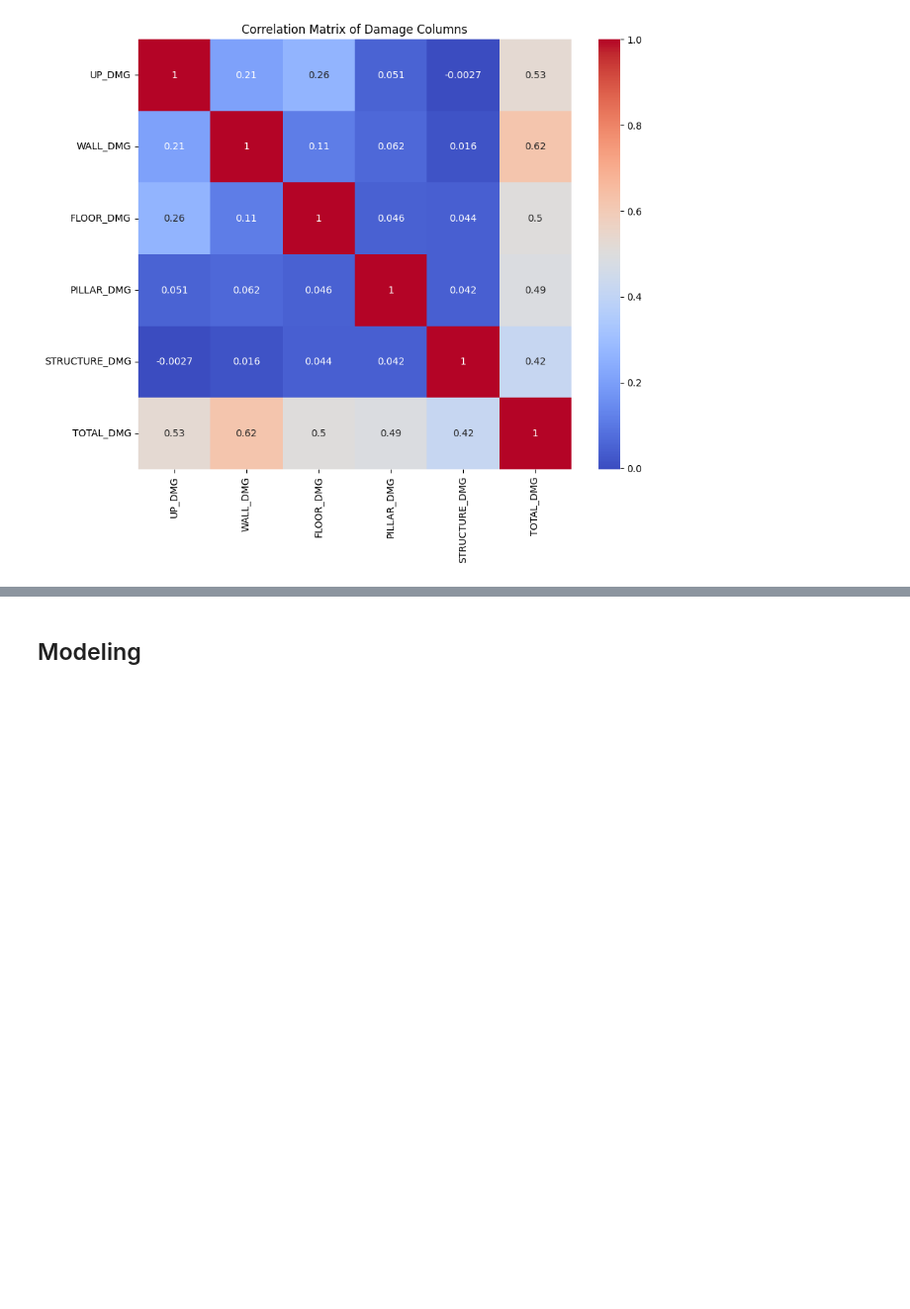
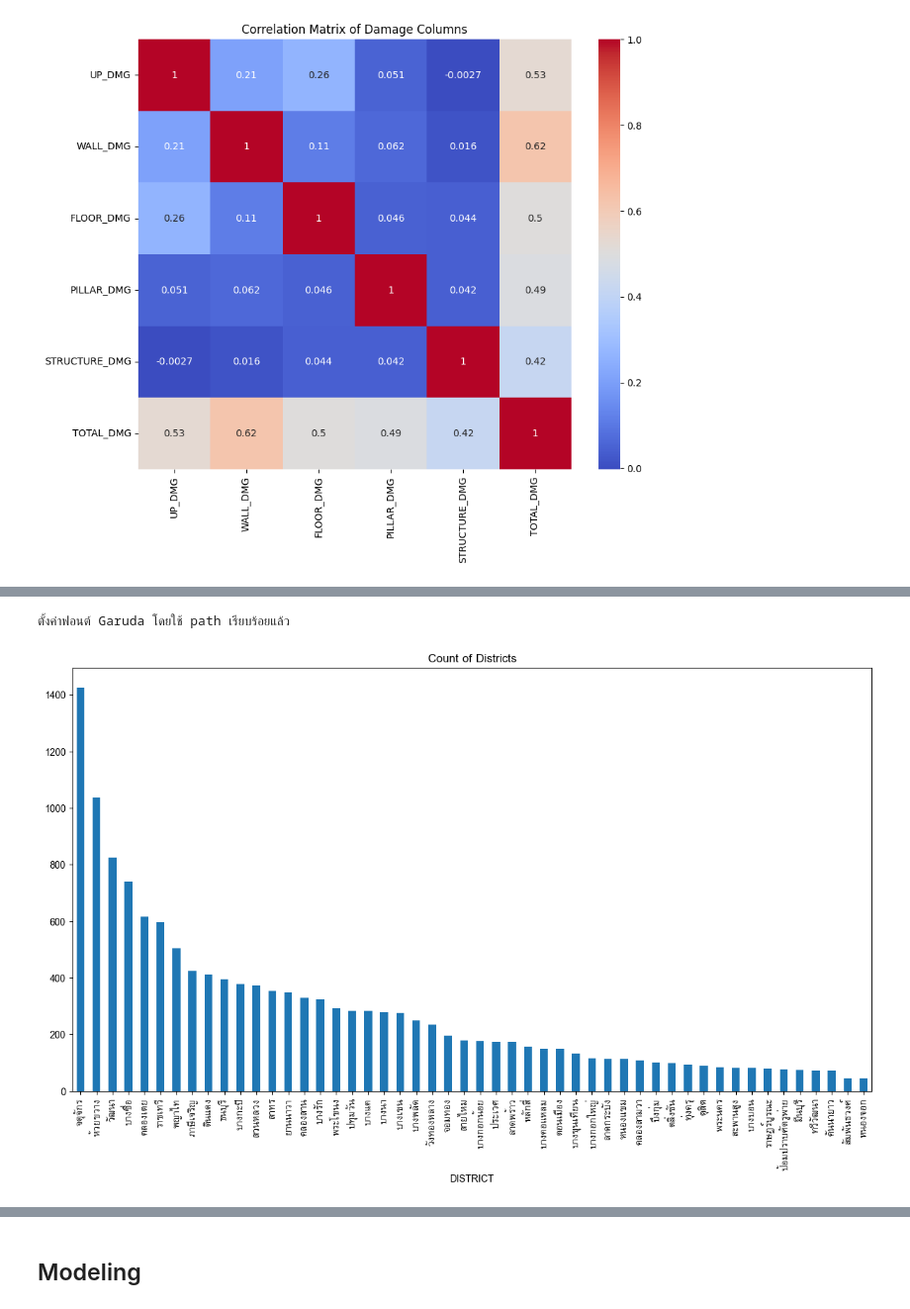
Before and after one commit to tontantip/Archive, a Jupyter notebook: portfolio/portfolio_pro1.ipynb, the cells around one changed output, grey strips where cells are left out. Shown at 99% size. Saved outputs shown, nothing was run; the diff lists cells and outputs as text; code cells hidden in the pictures; blank space fills up the shorter version.

```diff
--- a/portfolio/portfolio_pro1.ipynb
+++ b/portfolio/portfolio_pro1.ipynb
@@ -739,0 +768,27 @@ plt.show()
+# %%
+import matplotlib.pyplot as plt
+import matplotlib.font_manager as fm
+
+# Add the specific font file to the font manager
+garuda_font_path = '/usr/share/fonts/truetype/tlwg/Garuda.ttf'
+try:
+    fm.fontManager.addfont(garuda_font_path)
+    # Set the default font family for the plot
+    plt.rcParams['font.family'] = 'Garuda'
+    plt.rcParams['font.sans-serif'] = ['Garuda', 'DejaVu Sans', 'Arial Unicode MS']
+    print(f"ตั้งค่าฟอนต์ Garuda โดยใช้ path เรียบร้อยแล้ว")
+except FileNotFoundError:
+    print(f"Error: ไม่พบไฟล์ฟอนต์ที่ตำแหน่ง {garuda_font_path}. โปรดตรวจสอบ path ของฟอนต์ที่ติดตั้ง.")
+except Exception as e:
+    print(f"เกิดข้อผิดพลาดในการตั้งค่าฟอนต์: {e}")
+# %% [output]
+ตั้งค่าฟอนต์ Garuda โดยใช้ path เรียบร้อยแล้ว
+# %%
+
+plt.figure(figsize=(15,8))
+count_dis = df['DISTRICT'].value_counts().sort_values(ascending=False)
+count_dis.plot(kind='bar')
+plt.title('Count of Districts')
+plt.show()
+# %% [output]
+[figure, added]
```
Also changed, not shown: parts of 5 cells of this notebook.
